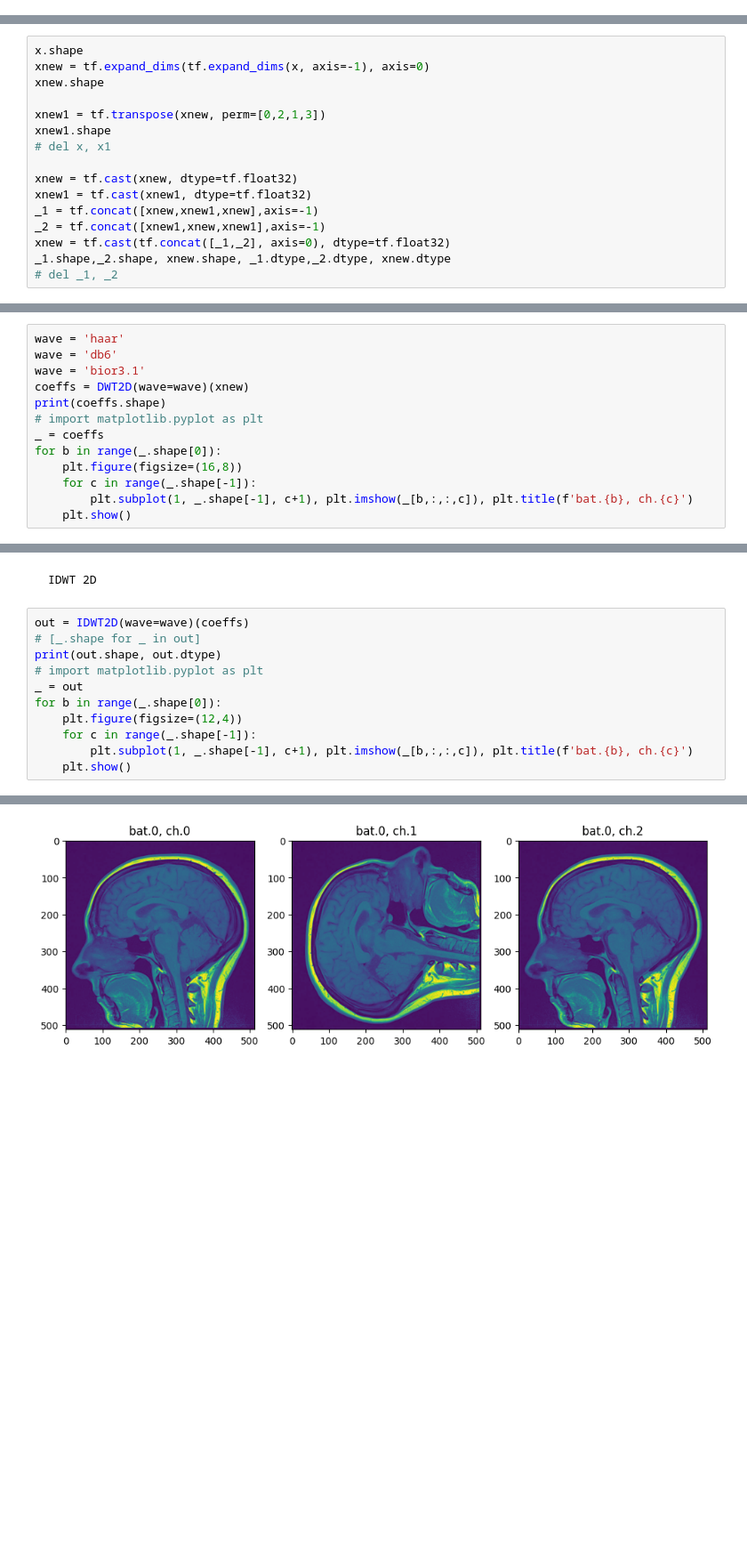
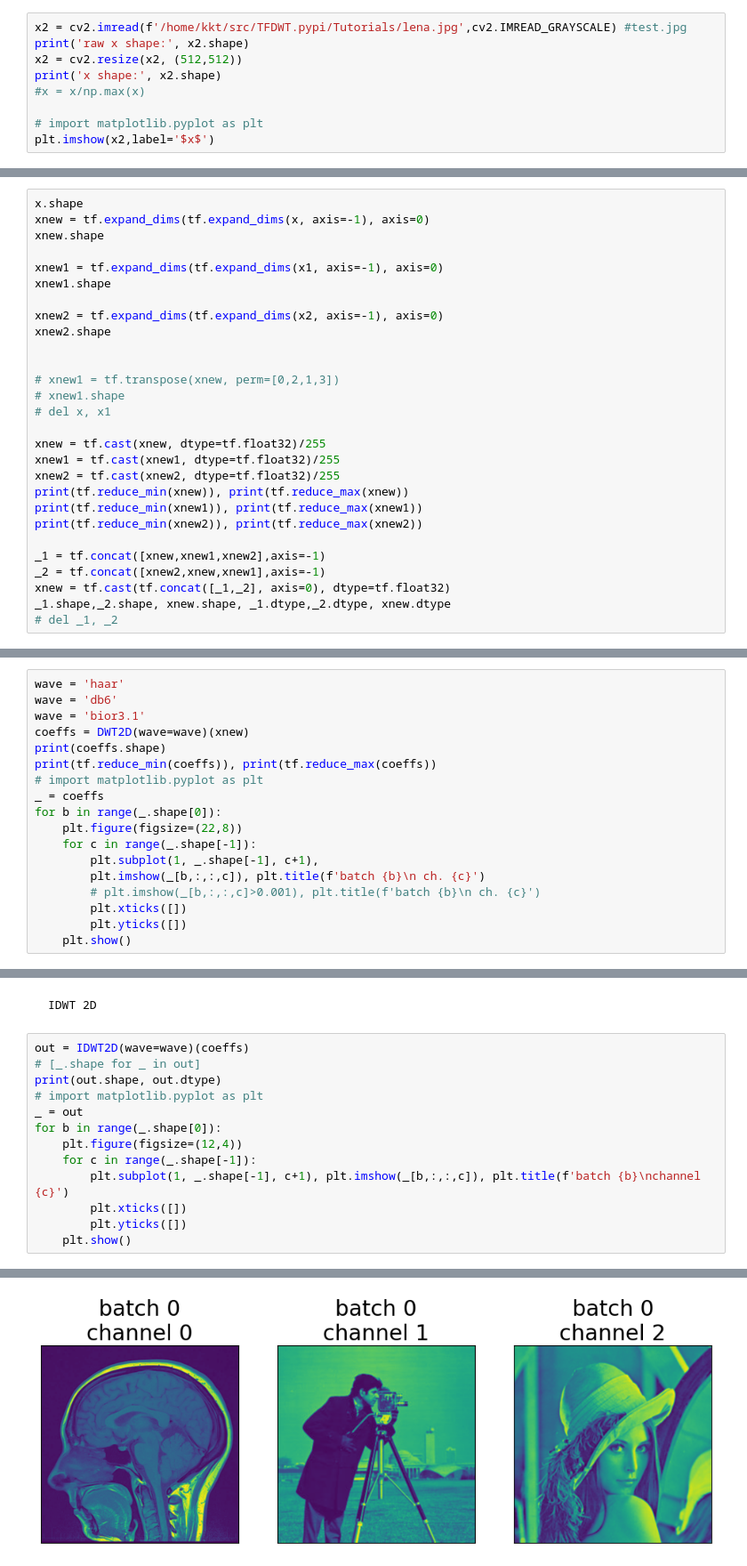
Before and after one commit to kkt-ee/TFDWT, a Jupyter notebook: Tutorials/DWT_Tutorial.ipynb, the cells around one changed output, grey strips where cells are left out. Shown at 89% size. Cells and saved outputs as stored; diff of their text form; blank space fills up the shorter version.

```diff
--- a/Tutorials/DWT_Tutorial.ipynb
+++ b/Tutorials/DWT_Tutorial.ipynb
@@ -173,0 +165,9 @@ Text(0.5, 1.0, 'input $x$')
+# %%
+x2 = cv2.imread(f'/home/kkt/src/TFDWT.pypi/Tutorials/lena.jpg',cv2.IMREAD_GRAYSCALE) #test.jpg
+print('raw x shape:', x2.shape)
+x2 = cv2.resize(x2, (512,512))
+print('x shape:', x2.shape)
+#x = x/np.max(x)
+
+# import matplotlib.pyplot as plt
+plt.imshow(x2,label='$x$')
@@ -178,14 +183,26 @@ x.shape
 xnew = tf.expand_dims(tf.expand_dims(x, axis=-1), axis=0)
 xnew.shape
 
-xnew1 = tf.transpose(xnew, perm=[0,2,1,3])
+xnew1 = tf.expand_dims(tf.expand_dims(x1, axis=-1), axis=0)
 xnew1.shape
+
+xnew2 = tf.expand_dims(tf.expand_dims(x2, axis=-1), axis=0)
+xnew2.shape
+
+
+# xnew1 = tf.transpose(xnew, perm=[0,2,1,3])
+# xnew1.shape
 # del x, x1
 
-xnew = tf.cast(xnew, dtype=tf.float32)
-xnew1 = tf.cast(xnew1, dtype=tf.float32)
-_1 = tf.concat([xnew,xnew1,xnew],axis=-1)
-_2 = tf.concat([xnew1,xnew,xnew1],axis=-1)
+xnew = tf.cast(xnew, dtype=tf.float32)/255
+xnew1 = tf.cast(xnew1, dtype=tf.float32)/255
+xnew2 = tf.cast(xnew2, dtype=tf.float32)/255
+print(tf.reduce_min(xnew)), print(tf.reduce_max(xnew))
+print(tf.reduce_min(xnew1)), print(tf.reduce_max(xnew1))
+print(tf.reduce_min(xnew2)), print(tf.reduce_max(xnew2))
+
+_1 = tf.concat([xnew,xnew1,xnew2],axis=-1)
+_2 = tf.concat([xnew2,xnew,xnew1],axis=-1)
 xnew = tf.cast(tf.concat([_1,_2], axis=0), dtype=tf.float32)
 _1.shape,_2.shape, xnew.shape, _1.dtype,_2.dtype, xnew.dtype
 # del _1, _2
@@ -205,12 +233,17 @@ wave = 'db6'
 wave = 'bior3.1'
 coeffs = DWT2D(wave=wave)(xnew)
 print(coeffs.shape)
+print(tf.reduce_min(coeffs)), print(tf.reduce_max(coeffs))
 # import matplotlib.pyplot as plt
 _ = coeffs
 for b in range(_.shape[0]):
-    plt.figure(figsize=(16,8))
+    plt.figure(figsize=(22,8))
     for c in range(_.shape[-1]):
-        plt.subplot(1, _.shape[-1], c+1), plt.imshow(_[b,:,:,c]), plt.title(f'bat.{b}, ch.{c}')
+        plt.subplot(1, _.shape[-1], c+1),
+        plt.imshow(_[b,:,:,c]), plt.title(f'batch {b}\n ch. {c}')
+        # plt.imshow(_[b,:,:,c]>0.001), plt.title(f'batch {b}\n ch. {c}')
+        plt.xticks([])
+        plt.yticks([])
     plt.show()
 # %% [output]
 (2, 256, 256, 12)
@@ -221,14 +267,16 @@ for b in range(_.shape[0]):
 # %%
 out = IDWT2D(wave=wave)(coeffs)
 # [_.shape for _ in out]
 print(out.shape, out.dtype)
 # import matplotlib.pyplot as plt
 _ = out
 for b in range(_.shape[0]):
     plt.figure(figsize=(12,4))
     for c in range(_.shape[-1]):
-        plt.subplot(1, _.shape[-1], c+1), plt.imshow(_[b,:,:,c]), plt.title(f'bat.{b}, ch.{c}')
+        plt.subplot(1, _.shape[-1], c+1), plt.imshow(_[b,:,:,c]), plt.title(f'batch {b}\nchannel {c}')
+        plt.xticks([])
+        plt.yticks([])
     plt.show()
 # %% [output]
 (2, 512, 512, 3) <dtype: 'float32'>
-[figure, old version]
+[figure, new version]
```
Also changed, not shown: parts of 20 cells of this notebook, 2 other files.
